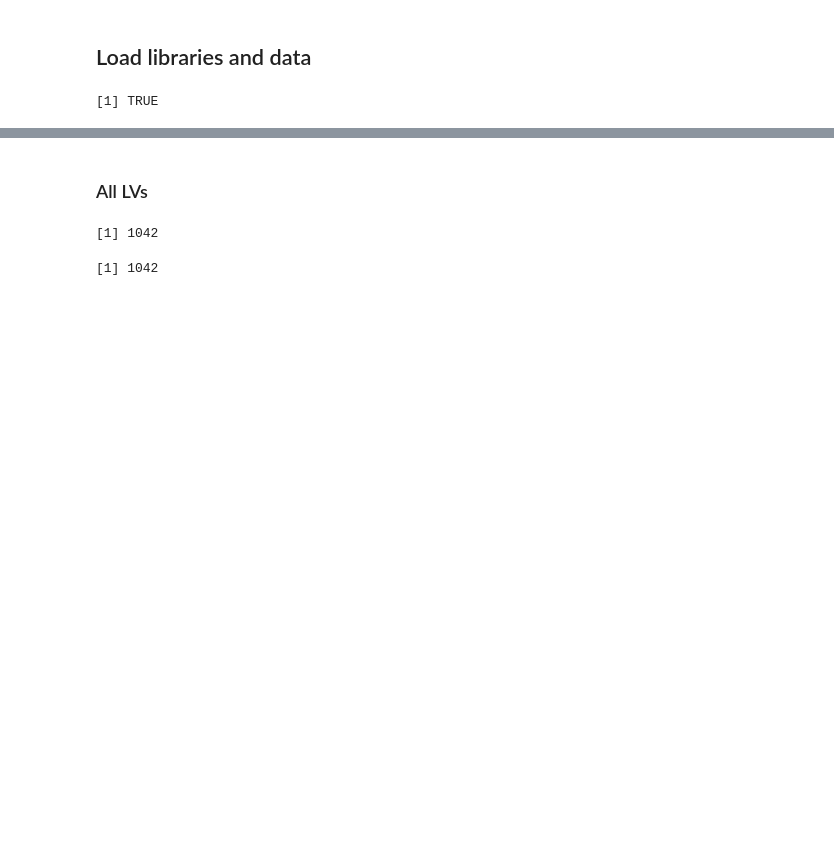
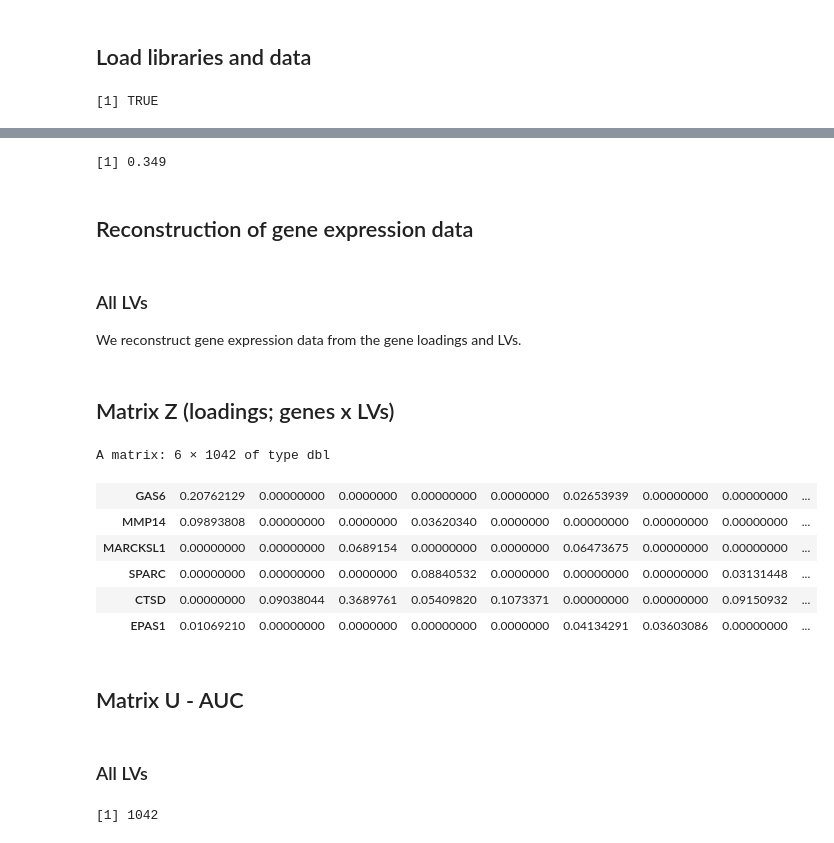
Before and after one commit to pivlab/INCLUDE_TR01, a Jupyter notebook: nbs/10_gtex/GTEx_PLIER_exploration.ipynb, the cells around one changed output, grey strips where cells are left out. Saved outputs shown, nothing was run; the diff lists cells and outputs as text; code cells hidden in the pictures; blank space fills up the shorter version.

```diff
--- a/nbs/10_gtex/GTEx_PLIER_exploration.ipynb
+++ b/nbs/10_gtex/GTEx_PLIER_exploration.ipynb
@@ -26,0 +107,9 @@ assert_that(!is.null(INPUT_PLIER_MODEL_FILE), msg = "Input PLIER model was not s
+# %%
+round(coverage_results$lv, 3)
+# %% [output]
+[1] 0.349
+# %% [markdown]
+## Reconstruction of gene expression data
+# %% [markdown]
+### All LVs
+We reconstruct gene expression data from the gene loadings and LVs.
@@ -27,11 +126,19 @@ assert_that(!is.null(INPUT_PLIER_MODEL_FILE), msg = "Input PLIER model was not s
+# %% [markdown]
+## Matrix Z (loadings; genes x LVs)
+# %%
+head(matrixZ)
+# %% [output]
+A matrix: 6 × 1042 of type dbl
+| GAS6 | 0.20762129 | 0.00000000 | 0.0000000 | 0.00000000 | 0.0000000 | 0.02653939 | 0.00000000 | 0.00000000 | ... |
+| MMP14 | 0.09893808 | 0.00000000 | 0.0000000 | 0.03620340 | 0.0000000 | 0.00000000 | 0.00000000 | 0.00000000 | ... |
+| MARCKSL1 | 0.00000000 | 0.00000000 | 0.0689154 | 0.00000000 | 0.0000000 | 0.06473675 | 0.00000000 | 0.00000000 | ... |
+| SPARC | 0.00000000 | 0.00000000 | 0.0000000 | 0.08840532 | 0.0000000 | 0.00000000 | 0.00000000 | 0.03131448 | ... |
+| CTSD | 0.00000000 | 0.09038044 | 0.3689761 | 0.05409820 | 0.1073371 | 0.00000000 | 0.00000000 | 0.09150932 | ... |
+| EPAS1 | 0.01069210 | 0.00000000 | 0.0000000 | 0.00000000 | 0.0000000 | 0.04134291 | 0.03603086 | 0.00000000 | ... |
+# %% [markdown]
+## Matrix U - AUC
 # %% [markdown]
 ### All LVs
-# %%
-gtex_plier_results=readRDS(here::here(INPUT_PLIER_MODEL_FILE))
-num_lvs <- nrow(gtex_plier_results$B)
-num_lvs
-# %% [output]
-[1] 1042
 # %%
 num_lvs
 # %% [output]
```
Also changed, not shown: parts of 18 cells of this notebook, 21 other files.
